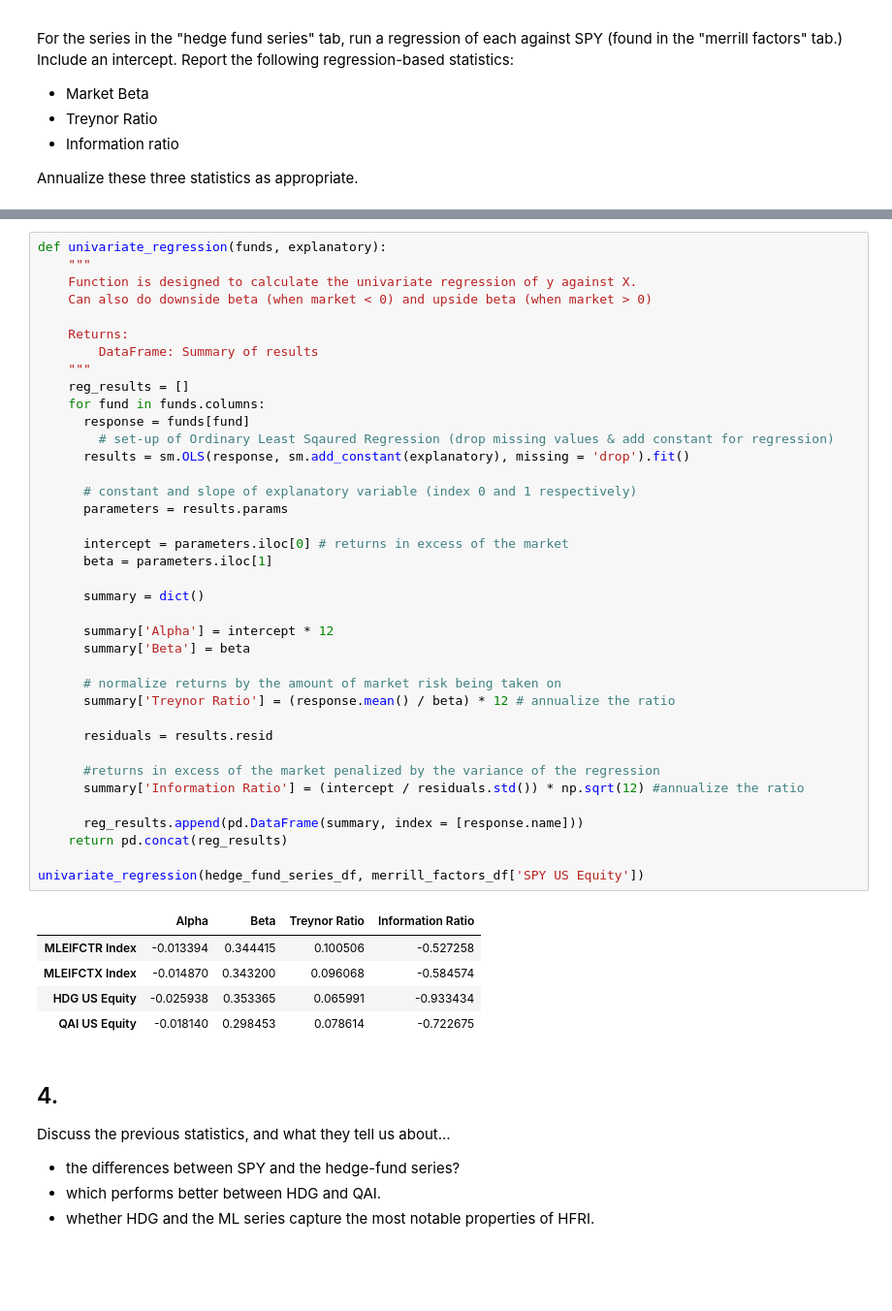
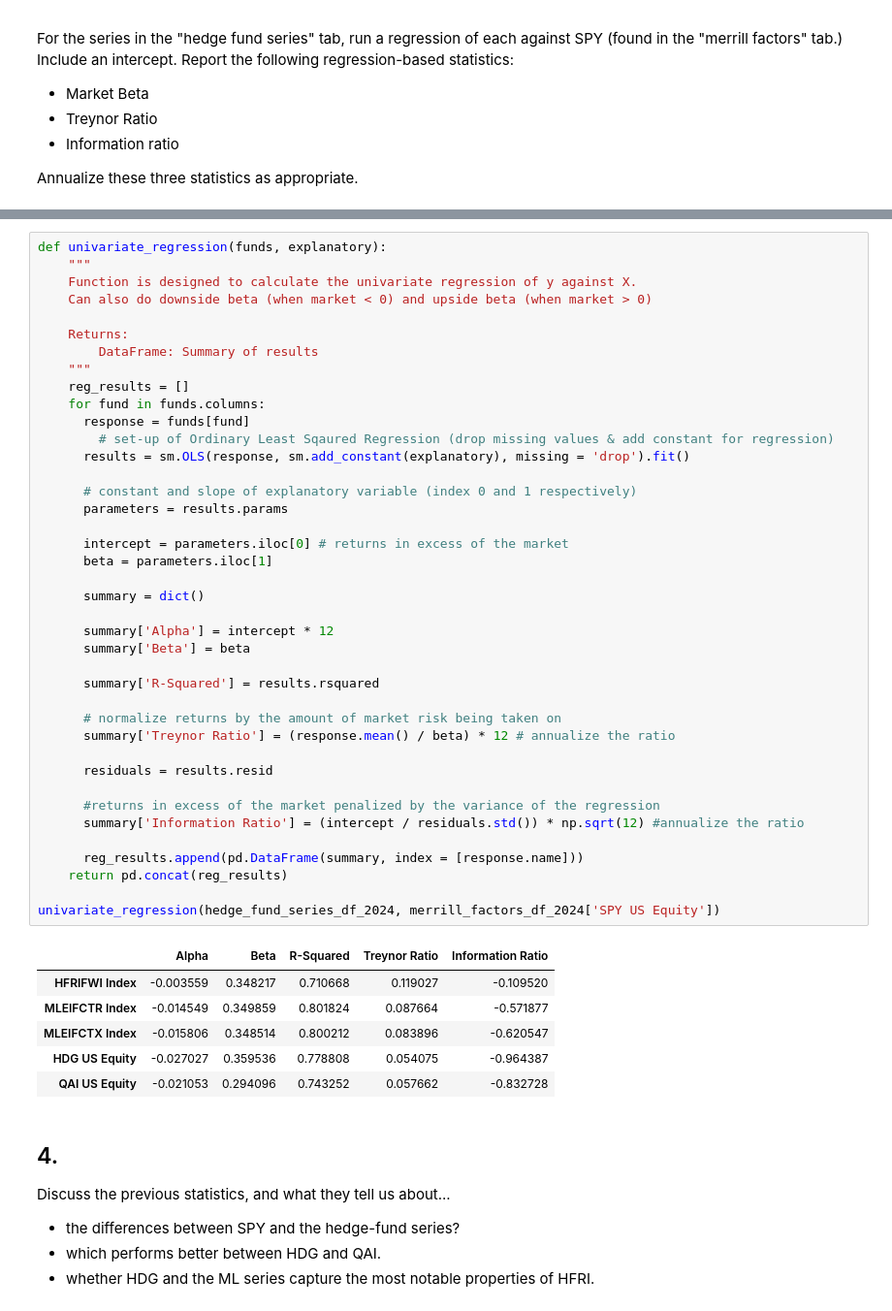
Before and after one commit to elliottgordon/finm-25000-a4-repository, a Jupyter notebook: hw2/Elliott_Homework_2.ipynb, the cells around one changed output, grey strips where cells are left out. Shown at 97% size. Cells and saved outputs as stored; diff of their text form; blank space fills up the shorter version.

```diff
--- a/hw2/Elliott_Homework_2.ipynb
+++ b/hw2/Elliott_Homework_2.ipynb
@@ -232,39 +234,42 @@ def univariate_regression(funds, explanatory):
     """
     reg_results = []
     for fund in funds.columns:
       response = funds[fund]
         # set-up of Ordinary Least Sqaured Regression (drop missing values & add constant for regression)
       results = sm.OLS(response, sm.add_constant(explanatory), missing = 'drop').fit()
 
       # constant and slope of explanatory variable (index 0 and 1 respectively)
       parameters = results.params
 
       intercept = parameters.iloc[0] # returns in excess of the market
       beta = parameters.iloc[1]
 
       summary = dict()
 
       summary['Alpha'] = intercept * 12
       summary['Beta'] = beta
 
+      summary['R-Squared'] = results.rsquared
+
       # normalize returns by the amount of market risk being taken on
       summary['Treynor Ratio'] = (response.mean() / beta) * 12 # annualize the ratio
 
       residuals = results.resid
 
       #returns in excess of the market penalized by the variance of the regression
       summary['Information Ratio'] = (intercept / residuals.std()) * np.sqrt(12) #annualize the ratio
 
       reg_results.append(pd.DataFrame(summary, index = [response.name]))
     return pd.concat(reg_results)
 
-univariate_regression(hedge_fund_series_df, merrill_factors_df['SPY US Equity'])
+univariate_regression(hedge_fund_series_df_2024, merrill_factors_df_2024['SPY US Equity'])
 # %% [output]
-|  | Alpha | Beta | Treynor Ratio | Information Ratio |
-| MLEIFCTR Index | -0.013394 | 0.344415 | 0.100506 | -0.527258 |
-| MLEIFCTX Index | -0.014870 | 0.343200 | 0.096068 | -0.584574 |
-| HDG US Equity | -0.025938 | 0.353365 | 0.065991 | -0.933434 |
-| QAI US Equity | -0.018140 | 0.298453 | 0.078614 | -0.722675 |
+|  | Alpha | Beta | R-Squared | Treynor Ratio | Information Ratio |
+| HFRIFWI Index | -0.003559 | 0.348217 | 0.710668 | 0.119027 | -0.109520 |
+| MLEIFCTR Index | -0.014549 | 0.349859 | 0.801824 | 0.087664 | -0.571877 |
+| MLEIFCTX Index | -0.015806 | 0.348514 | 0.800212 | 0.083896 | -0.620547 |
+| HDG US Equity | -0.027027 | 0.359536 | 0.778808 | 0.054075 | -0.964387 |
+| QAI US Equity | -0.021053 | 0.294096 | 0.743252 | 0.057662 | -0.832728 |
 # %% [markdown]
 ## 4.
 
```
Also changed, not shown: parts of 13 cells of this notebook.
